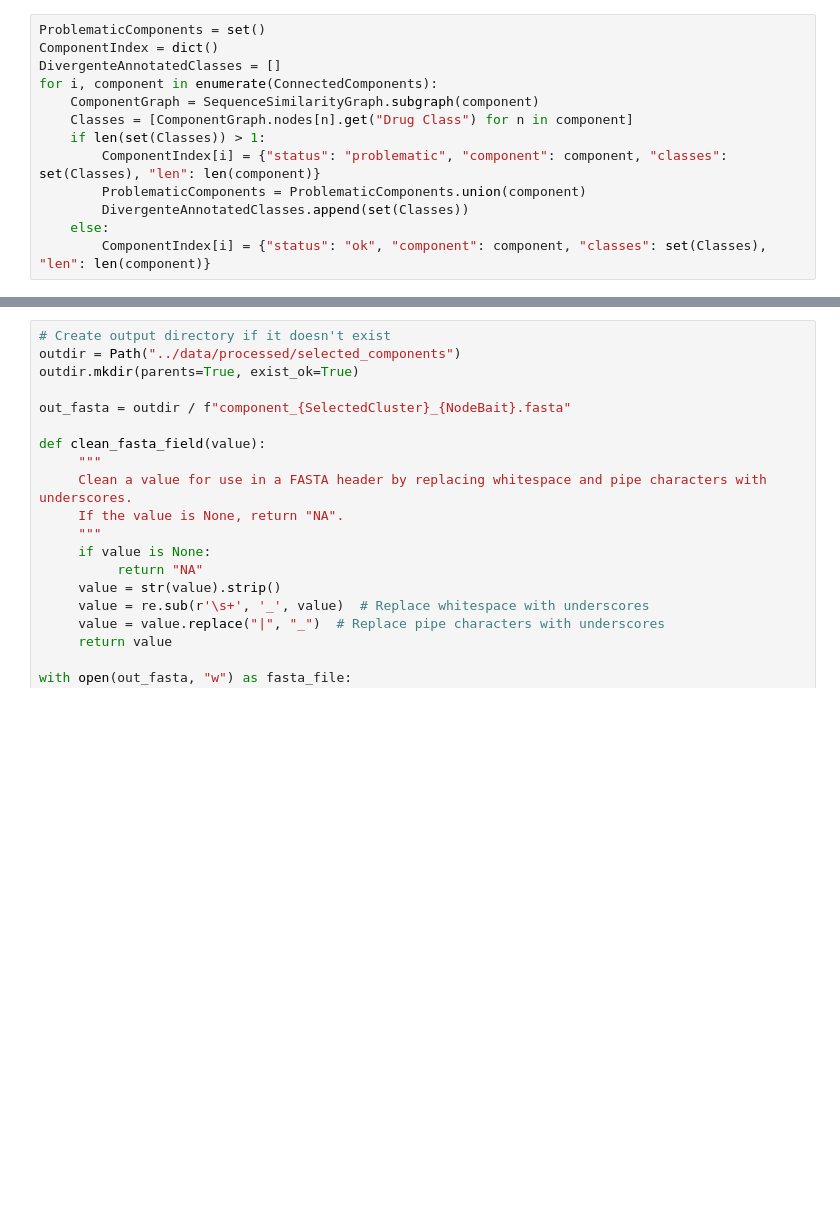
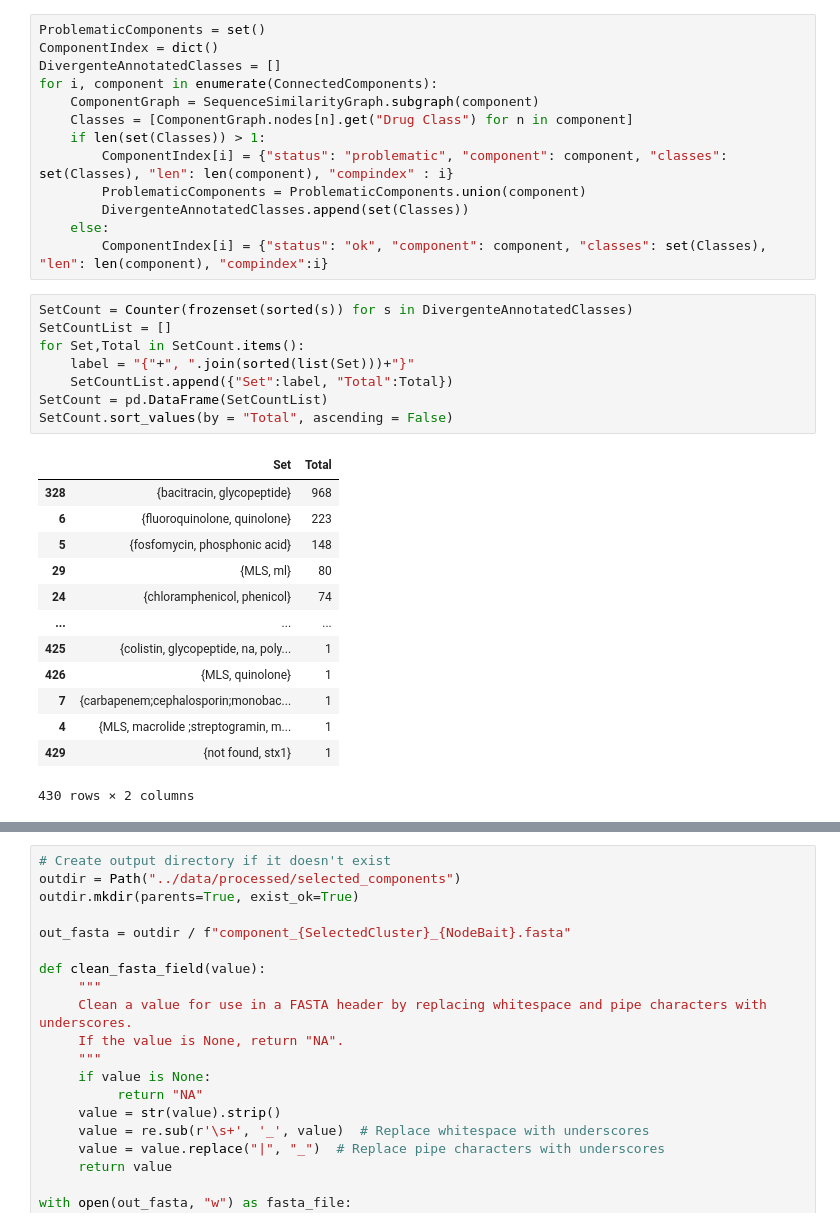
Before and after one commit to tiagocabralborelli/db-redundance, a Jupyter notebook: notebooks/3.Analysis.ipynb, the cells around one changed output, grey strips where cells are left out. Cells and saved outputs as stored; diff of their text form; blank space fills up the shorter version.

```diff
--- a/notebooks/3.Analysis.ipynb
+++ b/notebooks/3.Analysis.ipynb
@@ -94,8 +155,30 @@ for i, component in enumerate(ConnectedComponents):
     ComponentGraph = SequenceSimilarityGraph.subgraph(component)
     Classes = [ComponentGraph.nodes[n].get("Drug Class") for n in component]
     if len(set(Classes)) > 1:
-        ComponentIndex[i] = {"status": "problematic", "component": component, "classes": set(Classes), "len": len(component)}
+        ComponentIndex[i] = {"status": "problematic", "component": component, "classes": set(Classes), "len": len(component), "compindex" : i}
         ProblematicComponents = ProblematicComponents.union(component)
         DivergenteAnnotatedClasses.append(set(Classes))
     else:
-        ComponentIndex[i] = {"status": "ok", "component": component, "classes": set(Classes), "len": len(component)}
+        ComponentIndex[i] = {"status": "ok", "component": component, "classes": set(Classes), "len": len(component), "compindex":i}
+# %%
+SetCount = Counter(frozenset(sorted(s)) for s in DivergenteAnnotatedClasses)
+SetCountList = []
+for Set,Total in SetCount.items():
+    label = "{"+", ".join(sorted(list(Set)))+"}"
+    SetCountList.append({"Set":label, "Total":Total})
+SetCount = pd.DataFrame(SetCountList)
+SetCount.sort_values(by = "Total", ascending = False)
+# %% [output]
+|  | Set | Total |
+| 328 | {bacitracin, glycopeptide} | 968 |
+| 6 | {fluoroquinolone, quinolone} | 223 |
+| 5 | {fosfomycin, phosphonic acid} | 148 |
+| 29 | {MLS, ml} | 80 |
+| 24 | {chloramphenicol, phenicol} | 74 |
+| ... | ... | ... |
+| 425 | {colistin, glycopeptide, na, poly... | 1 |
+| 426 | {MLS, quinolone} | 1 |
+| 7 | {carbapenem;cephalosporin;monobac... | 1 |
+| 4 | {MLS, macrolide ;streptogramin, m... | 1 |
+| 429 | {not found, stx1} | 1 |
+430 rows × 2 columns
```
Also changed, not shown: parts of 24 cells of this notebook, 5 other files.
